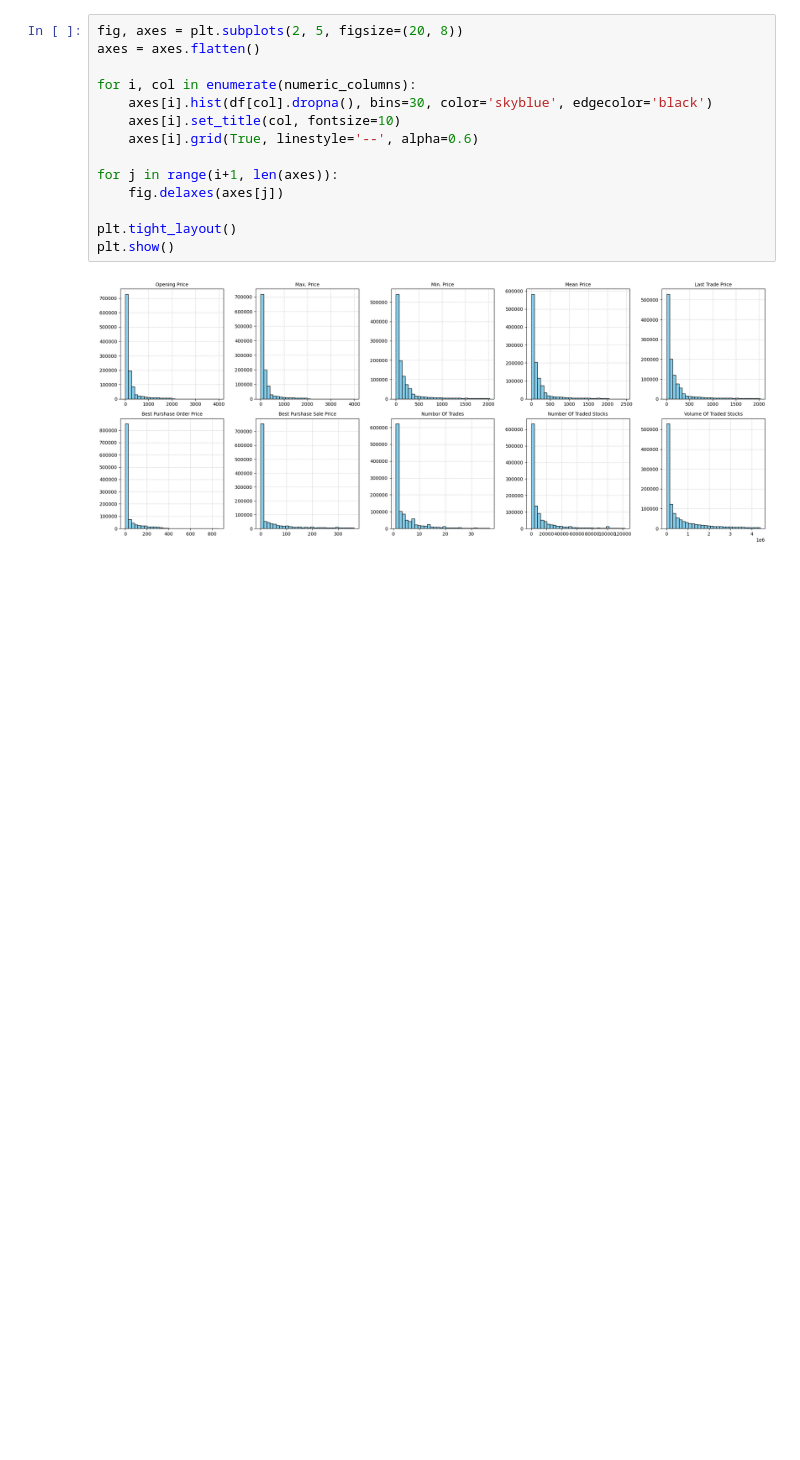
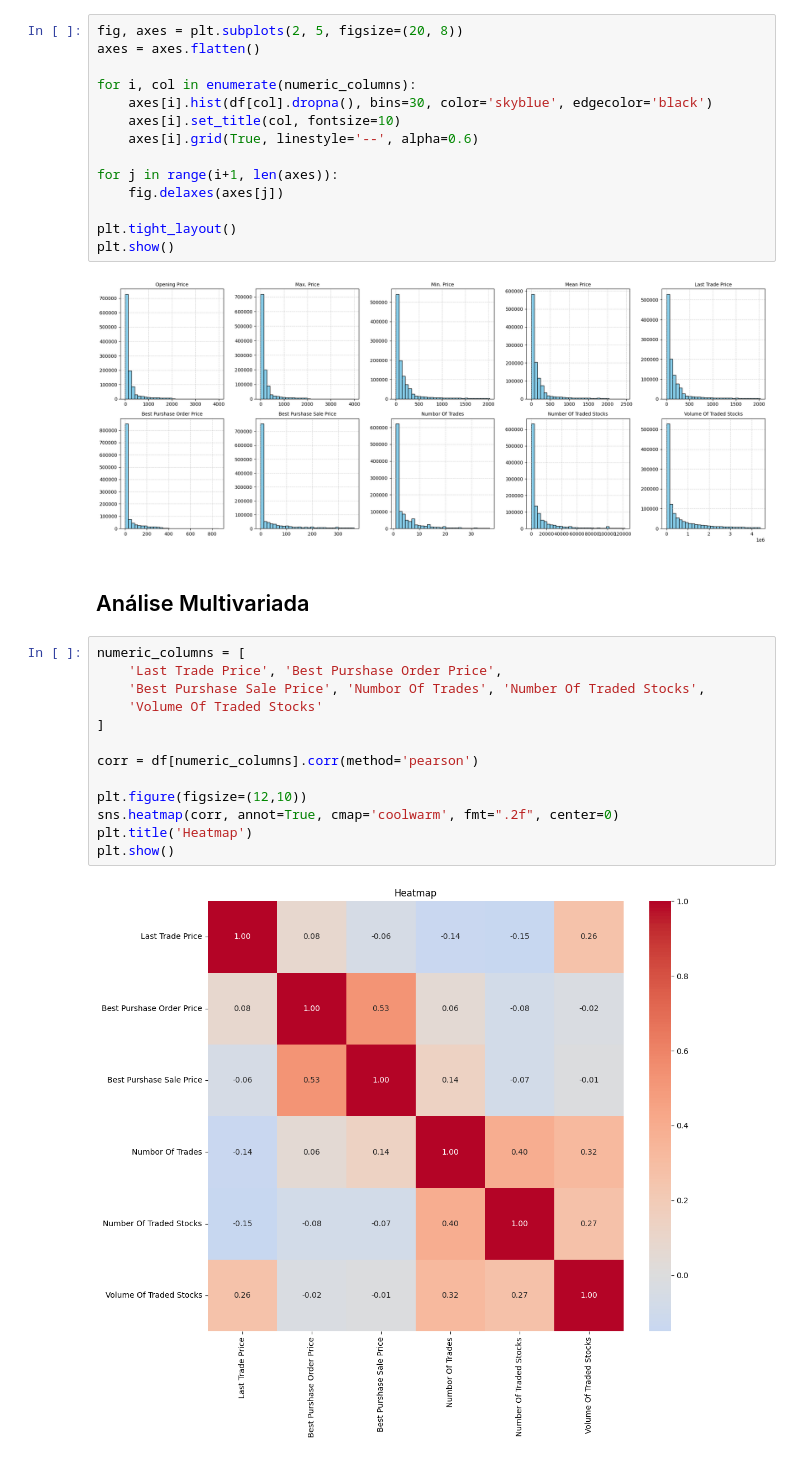
Before and after one commit to gdserafini/tde-analytics-b3, a Jupyter notebook: src/eda/analysis.ipynb, the cells around one changed output. Saved outputs shown, nothing was run; the diff lists cells and outputs as text; blank space fills up the shorter version.

```diff
--- a/src/eda/analysis.ipynb
+++ b/src/eda/analysis.ipynb
@@ -79,3 +80,20 @@ plt.tight_layout()
 plt.show()
 # %% [output]
 [figure]
+# %% [markdown]
+## Análise Multivariada
+# %%
+numeric_columns = [
+    'Last Trade Price', 'Best Purshase Order Price',
+    'Best Purshase Sale Price', 'Numbor Of Trades', 'Number Of Traded Stocks',
+    'Volume Of Traded Stocks'
+]
+
+corr = df[numeric_columns].corr(method='pearson')
+
+plt.figure(figsize=(12,10))
+sns.heatmap(corr, annot=True, cmap='coolwarm', fmt=".2f", center=0)
+plt.title('Heatmap')
+plt.show()
+# %% [output]
+[figure, added]
```
Also changed, not shown: parts of 1 cell of this notebook.
